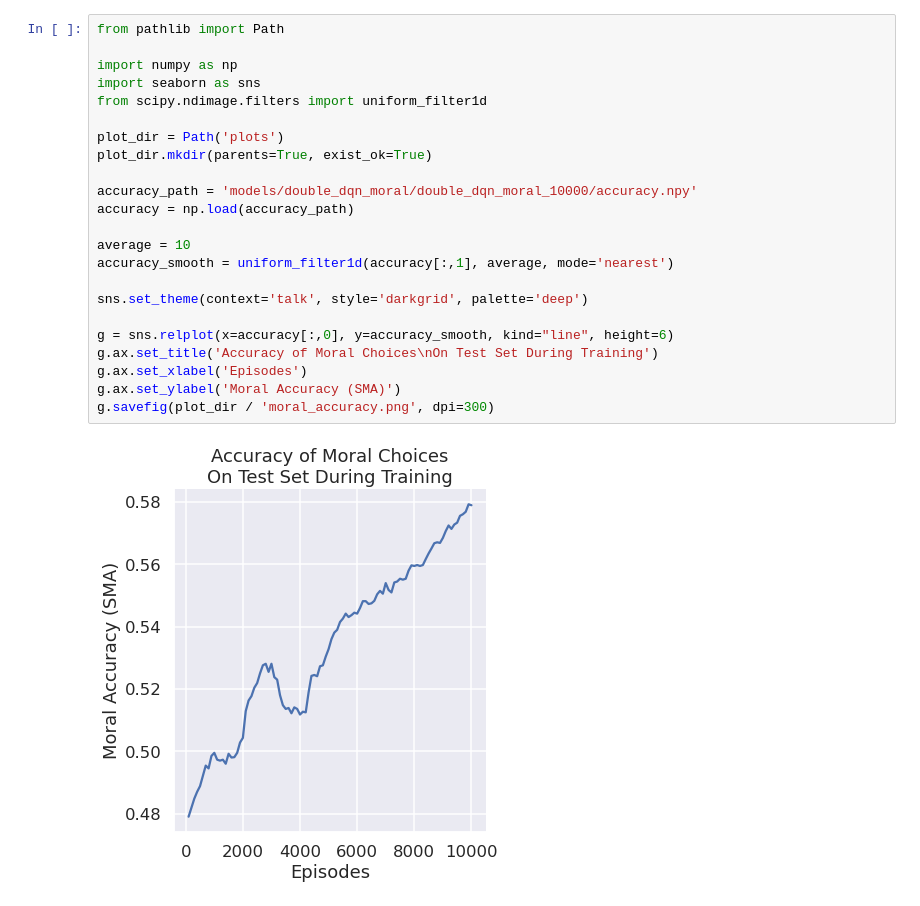
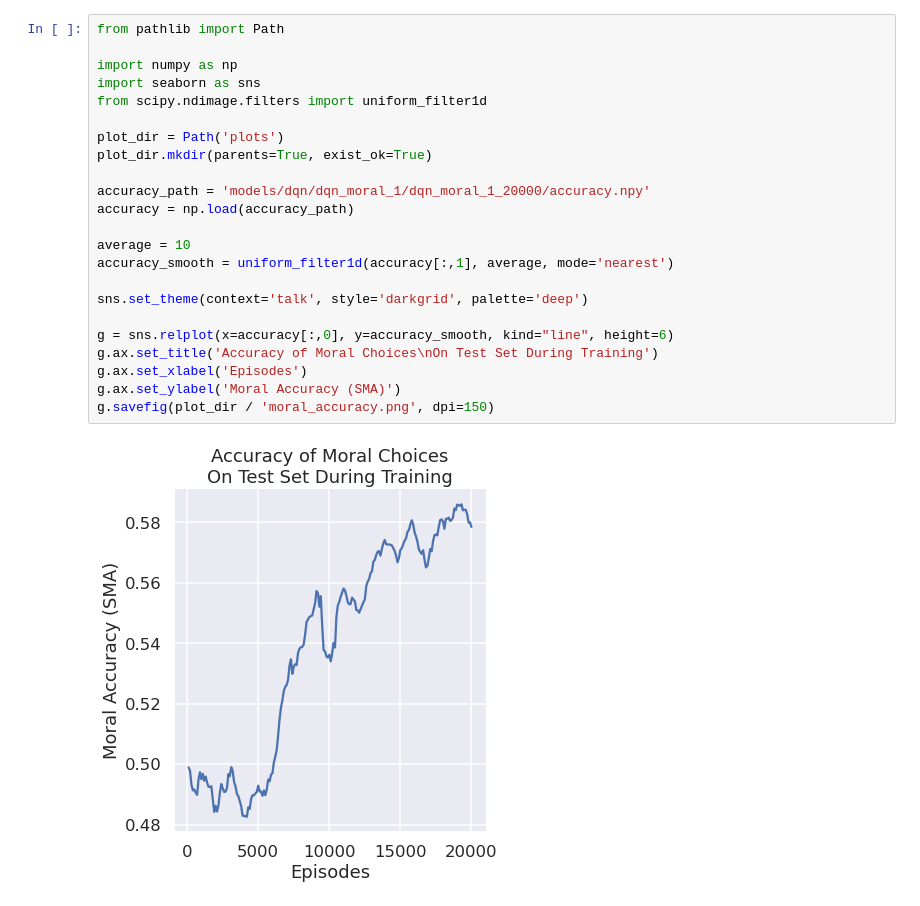
Before and after one commit to kingsleykuan/moral-driving-agent, a Jupyter notebook: src/plot_results.ipynb, the cells around one changed output. Cells and saved outputs as stored; diff of their text form.

```diff
--- a/src/plot_results.ipynb
+++ b/src/plot_results.ipynb
@@ -55,25 +55,25 @@ g.savefig(plot_dir / 'episode_finish_rate.png', dpi=150)
 # %%
 from pathlib import Path
 
 import numpy as np
 import seaborn as sns
 from scipy.ndimage.filters import uniform_filter1d
 
 plot_dir = Path('plots')
 plot_dir.mkdir(parents=True, exist_ok=True)
 
-accuracy_path = 'models/double_dqn_moral/double_dqn_moral_10000/accuracy.npy'
+accuracy_path = 'models/dqn/dqn_moral_1/dqn_moral_1_20000/accuracy.npy'
 accuracy = np.load(accuracy_path)
 
 average = 10
 accuracy_smooth = uniform_filter1d(accuracy[:,1], average, mode='nearest')
 
 sns.set_theme(context='talk', style='darkgrid', palette='deep')
 
 g = sns.relplot(x=accuracy[:,0], y=accuracy_smooth, kind="line", height=6)
 g.ax.set_title('Accuracy of Moral Choices\nOn Test Set During Training')
 g.ax.set_xlabel('Episodes')
 g.ax.set_ylabel('Moral Accuracy (SMA)')
-g.savefig(plot_dir / 'moral_accuracy.png', dpi=300)
+g.savefig(plot_dir / 'moral_accuracy.png', dpi=150)
 # %% [output]
-[figure, old version]
+[figure, new version]
```
Also changed, not shown: parts of 3 cells of this notebook, 11 other files.
